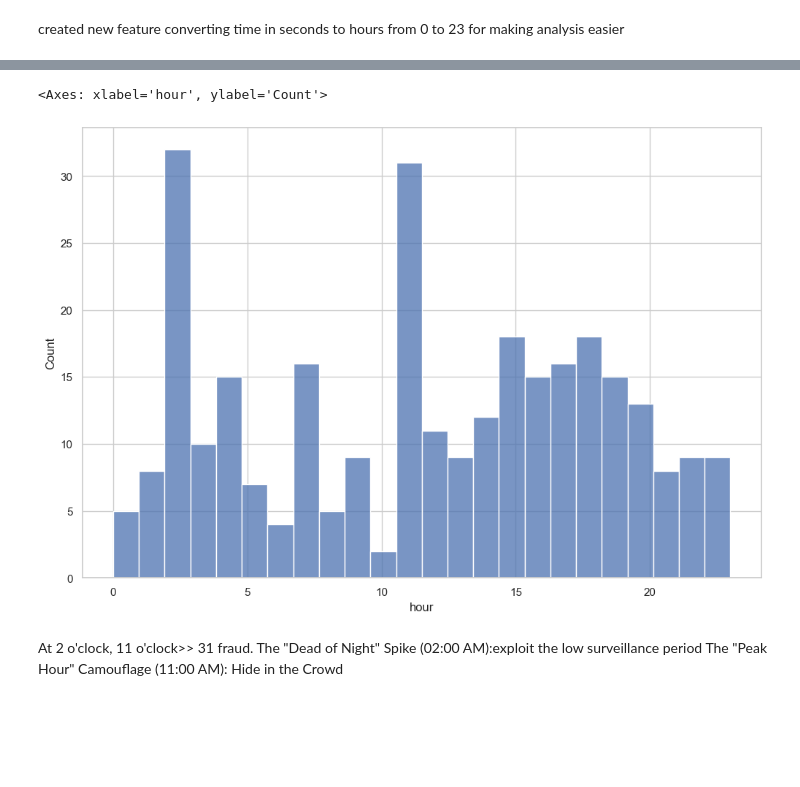
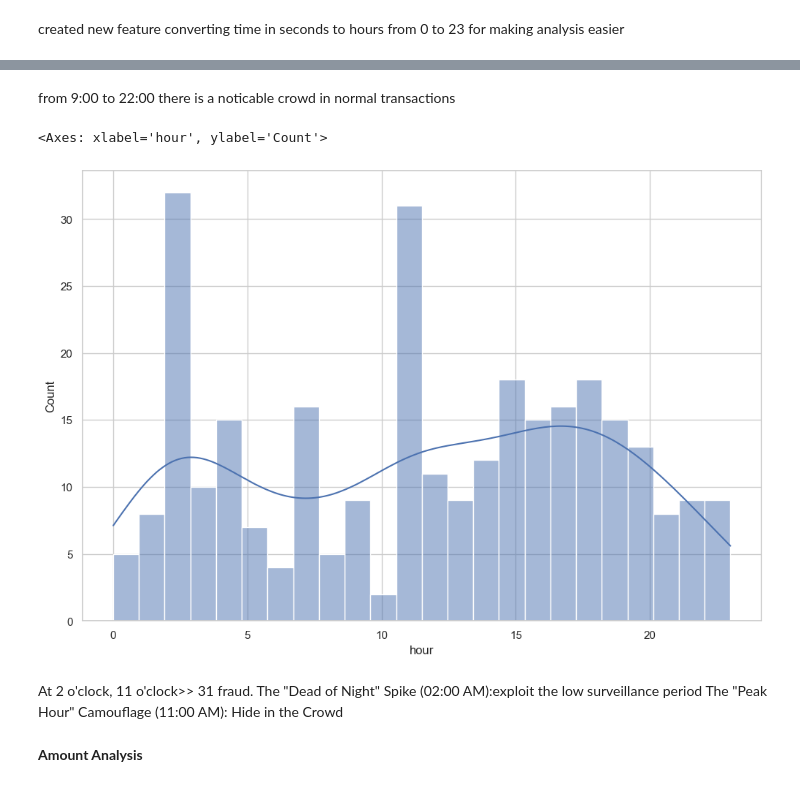
Before and after one commit to omar-reda123/Fraud_Detection_System_End_to_End_ML_Project, a Jupyter notebook: notebooks/EDA.ipynb, the cells around one changed output, grey strips where cells are left out. Cells and saved outputs as stored; diff of their text form; code cells hidden in the pictures; blank space fills up the shorter version.

```diff
--- a/notebooks/EDA.ipynb
+++ b/notebooks/EDA.ipynb
@@ -176,9 +163,13 @@ Name: count, dtype: int64
+# %% [markdown]
+from 9:00 to 22:00 there is a noticable crowd in normal transactions
 # %%
-sns.histplot(data=df[df['Class']==1], x='hour', bins=24)
+sns.histplot(data=df[df['Class']==1], x='hour', bins=24,kde=True)
 # %% [output]
 <Axes: xlabel='hour', ylabel='Count'>
-[figure, old version]
+[figure, new version]
 # %% [markdown]
 At 2 o'clock, 11 o'clock>> 31 fraud.
 The "Dead of Night" Spike (02:00 AM):exploit the low surveillance period
 The "Peak Hour" Camouflage (11:00 AM): Hide in the Crowd
+# %% [markdown]
+**Amount Analysis**
```
Also changed, not shown: parts of 24 cells of this notebook.
